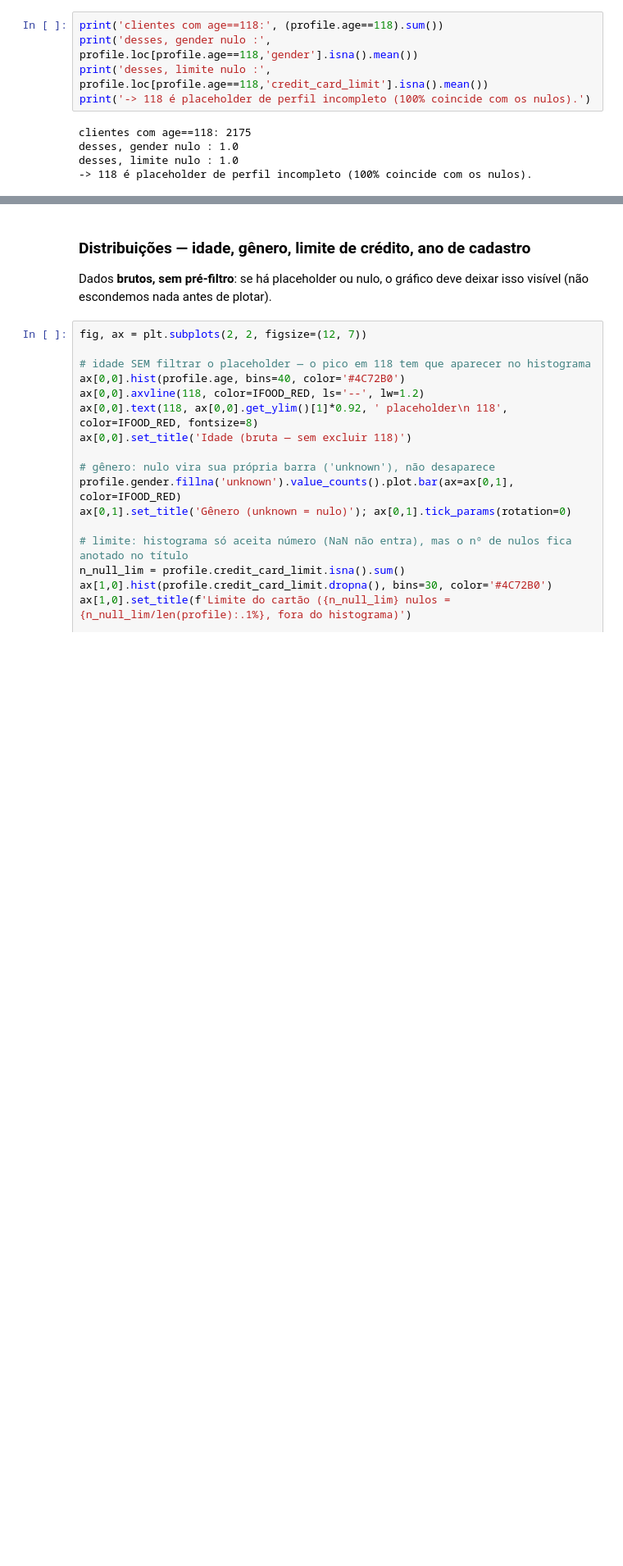
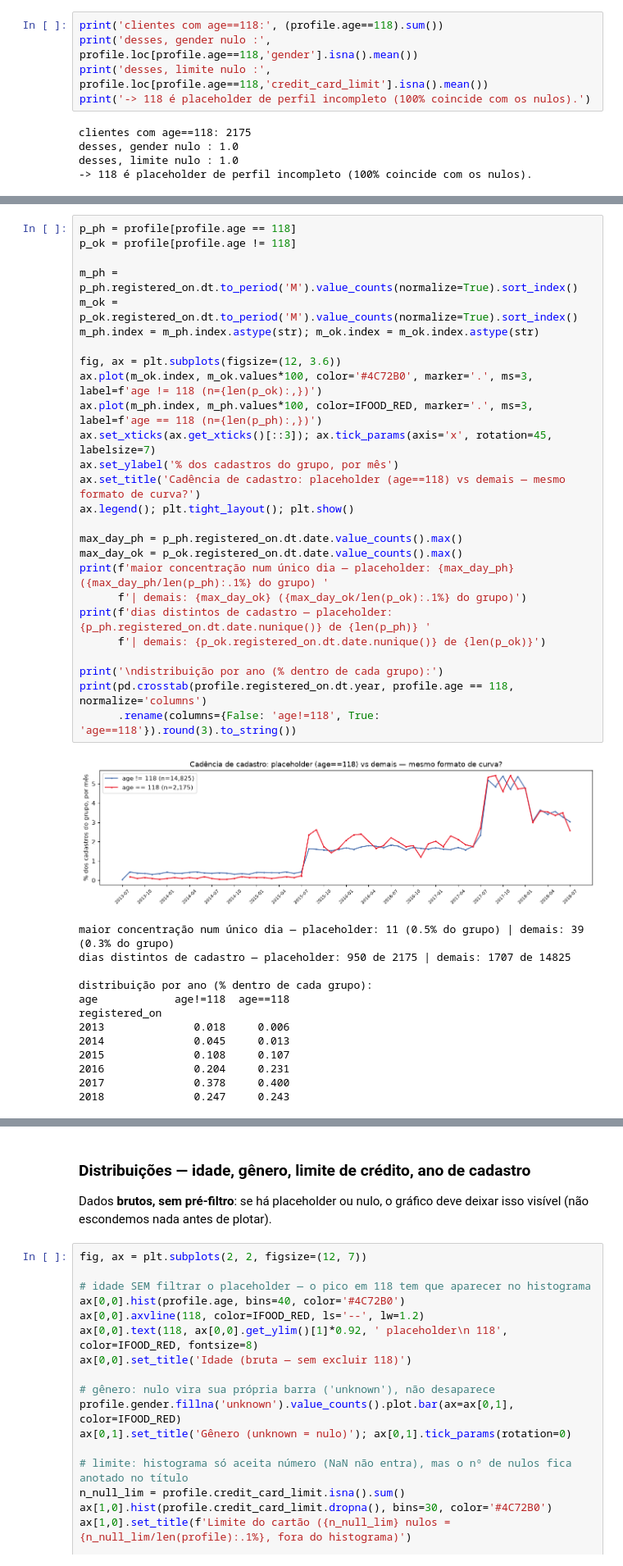
Before and after one commit to velosomn/ifood-case, a Jupyter notebook: notebooks/0_eda.ipynb, the cells around one changed output, grey strips where cells are left out. Shown at 82% size. Saved outputs shown, nothing was run; the diff lists cells and outputs as text; blank space fills up the shorter version.

```diff
--- a/notebooks/0_eda.ipynb
+++ b/notebooks/0_eda.ipynb
@@ -187,0 +193,40 @@ desses, limite nulo : 1.0
+# %%
+p_ph = profile[profile.age == 118]
+p_ok = profile[profile.age != 118]
+
+m_ph = p_ph.registered_on.dt.to_period('M').value_counts(normalize=True).sort_index()
+m_ok = p_ok.registered_on.dt.to_period('M').value_counts(normalize=True).sort_index()
+m_ph.index = m_ph.index.astype(str); m_ok.index = m_ok.index.astype(str)
+
+fig, ax = plt.subplots(figsize=(12, 3.6))
+ax.plot(m_ok.index, m_ok.values*100, color='#4C72B0', marker='.', ms=3, label=f'age != 118 (n={len(p_ok):,})')
+ax.plot(m_ph.index, m_ph.values*100, color=IFOOD_RED, marker='.', ms=3, label=f'age == 118 (n={len(p_ph):,})')
+ax.set_xticks(ax.get_xticks()[::3]); ax.tick_params(axis='x', rotation=45, labelsize=7)
+ax.set_ylabel('% dos cadastros do grupo, por mês')
+ax.set_title('Cadência de cadastro: placeholder (age==118) vs demais — mesmo formato de curva?')
+ax.legend(); plt.tight_layout(); plt.show()
+
+max_day_ph = p_ph.registered_on.dt.date.value_counts().max()
+max_day_ok = p_ok.registered_on.dt.date.value_counts().max()
+print(f'maior concentração num único dia — placeholder: {max_day_ph} ({max_day_ph/len(p_ph):.1%} do grupo) '
+      f'| demais: {max_day_ok} ({max_day_ok/len(p_ok):.1%} do grupo)')
+print(f'dias distintos de cadastro — placeholder: {p_ph.registered_on.dt.date.nunique()} de {len(p_ph)} '
+      f'| demais: {p_ok.registered_on.dt.date.nunique()} de {len(p_ok)}')
+
+print('\ndistribuição por ano (% dentro de cada grupo):')
+print(pd.crosstab(profile.registered_on.dt.year, profile.age == 118, normalize='columns')
+      .rename(columns={False: 'age!=118', True: 'age==118'}).round(3).to_string())
+# %% [output]
+[figure, added]
+maior concentração num único dia — placeholder: 11 (0.5% do grupo) | demais: 39 (0.3% do grupo)
+dias distintos de cadastro — placeholder: 950 de 2175 | demais: 1707 de 14825
+
+distribuição por ano (% dentro de cada grupo):
+age            age!=118  age==118
+registered_on
+2013              0.018     0.006
+2014              0.045     0.013
+2015              0.108     0.107
+2016              0.204     0.231
+2017              0.378     0.400
+2018              0.247     0.243
```
Also changed, not shown: parts of 2 cells of this notebook, 1 other file.
